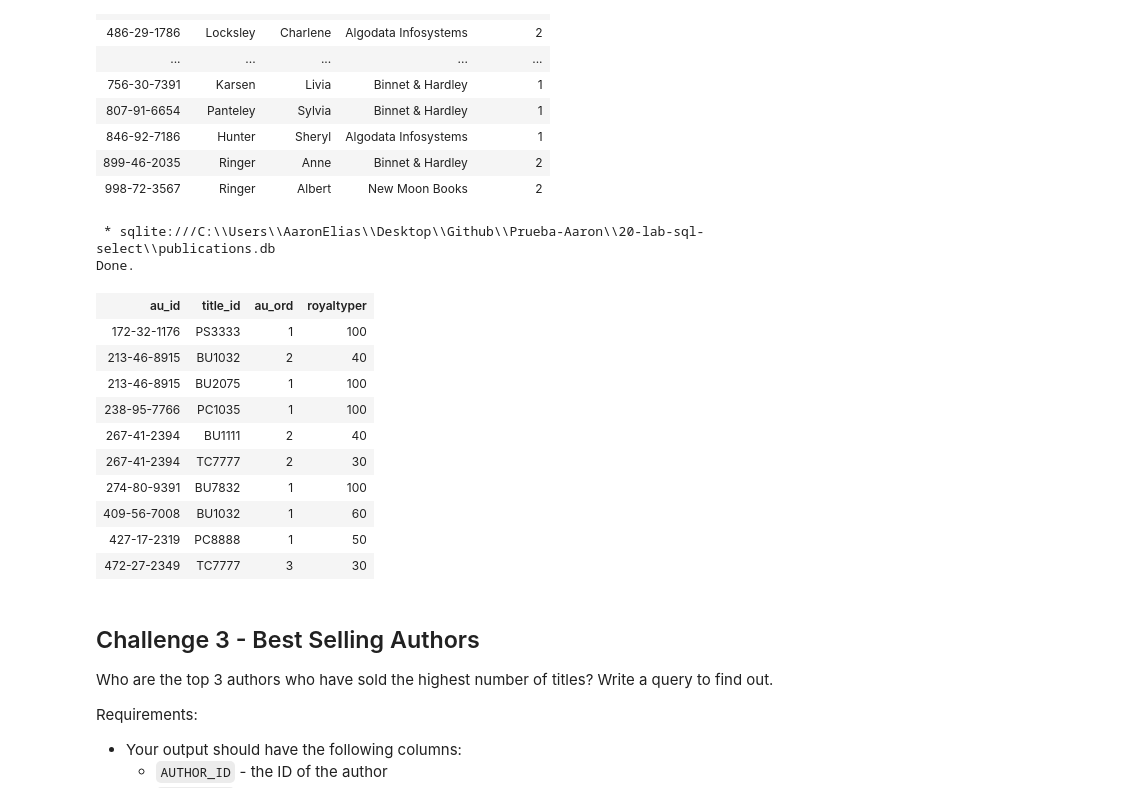
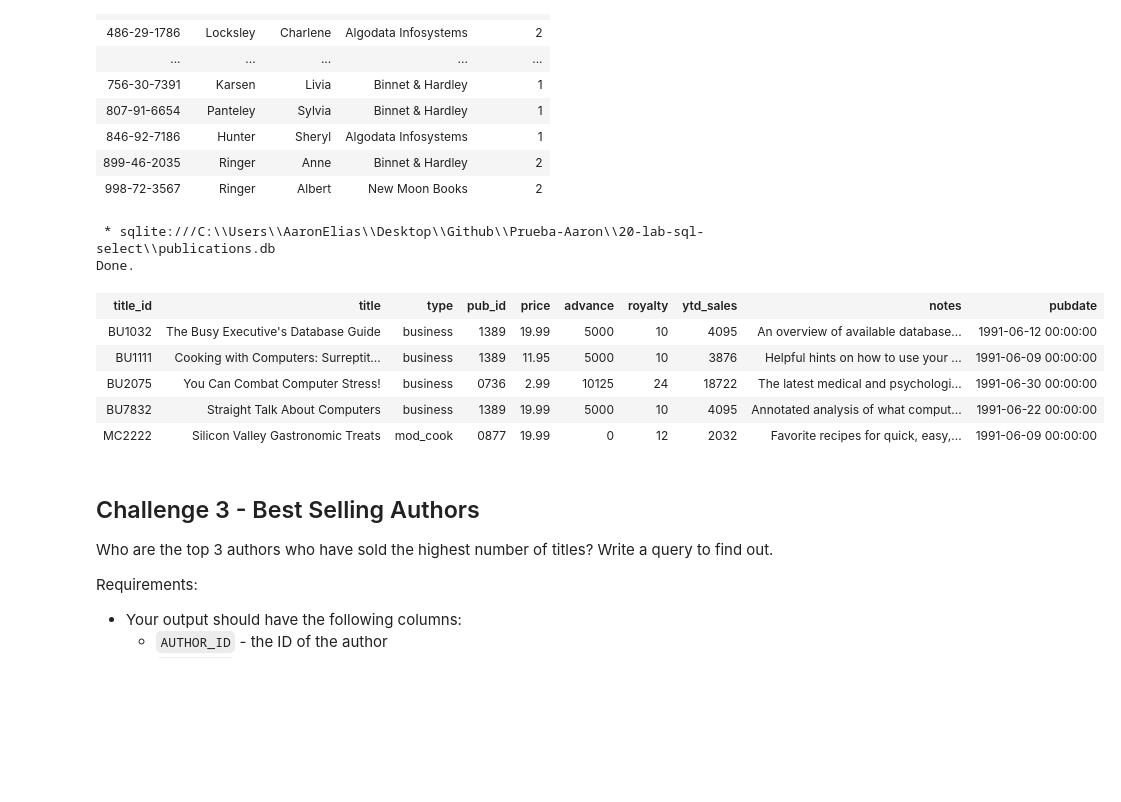
Before and after one commit to ironhack-bcn-data-pt/20-lab-sql-select, a Jupyter notebook: Main.ipynb, the cells around one changed output. Cells and saved outputs as stored; diff of their text form; code cells hidden in the pictures; blank space fills up the shorter version.

```diff
--- a/Main.ipynb
+++ b/Main.ipynb
@@ -199,22 +196,17 @@ Done.
 # %%
 %%sql
 select *
-from titleauthor
-limit 10
+from titles
+limit 5
 # %% [output]
  * sqlite:///C:\\Users\\AaronElias\\Desktop\\Github\\Prueba-Aaron\\20-lab-sql-select\\publications.db
 Done.
-| au_id | title_id | au_ord | royaltyper |
-| 172-32-1176 | PS3333 | 1 | 100 |
-| 213-46-8915 | BU1032 | 2 | 40 |
-| 213-46-8915 | BU2075 | 1 | 100 |
-| 238-95-7766 | PC1035 | 1 | 100 |
-| 267-41-2394 | BU1111 | 2 | 40 |
-| 267-41-2394 | TC7777 | 2 | 30 |
-| 274-80-9391 | BU7832 | 1 | 100 |
-| 409-56-7008 | BU1032 | 1 | 60 |
-| 427-17-2319 | PC8888 | 1 | 50 |
-| 472-27-2349 | TC7777 | 3 | 30 |
+| title_id | title | type | pub_id | price | advance | royalty | ytd_sales | notes | pubdate |
+| BU1032 | The Busy Executive's Database Guide | business | 1389 | 19.99 | 5000 | 10 | 4095 | An overview of available database... | 1991-06-12 00:00:00 |
+| BU1111 | Cooking with Computers: Surreptit... | business | 1389 | 11.95 | 5000 | 10 | 3876 | Helpful hints on how to use your ... | 1991-06-09 00:00:00 |
+| BU2075 | You Can Combat Computer Stress! | business | 0736 | 2.99 | 10125 | 24 | 18722 | The latest medical and psychologi... | 1991-06-30 00:00:00 |
+| BU7832 | Straight Talk About Computers | business | 1389 | 19.99 | 5000 | 10 | 4095 | Annotated analysis of what comput... | 1991-06-22 00:00:00 |
+| MC2222 | Silicon Valley Gastronomic Treats | mod_cook | 0877 | 19.99 | 0 | 12 | 2032 | Favorite recipes for quick, easy,... | 1991-06-09 00:00:00 |
 # %% [markdown]
 ## Challenge 3 - Best Selling Authors
 
```
Also changed, not shown: parts of 4 cells of this notebook.
